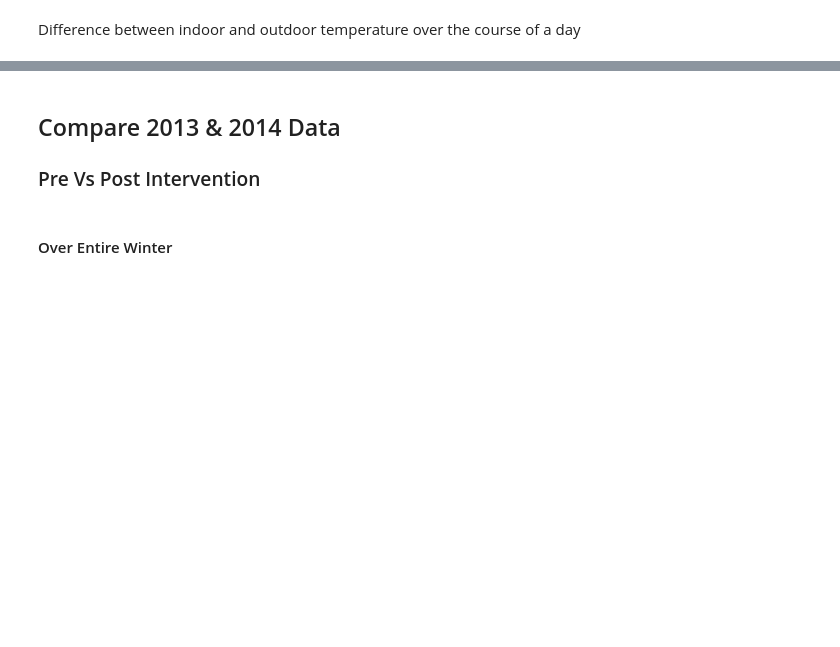
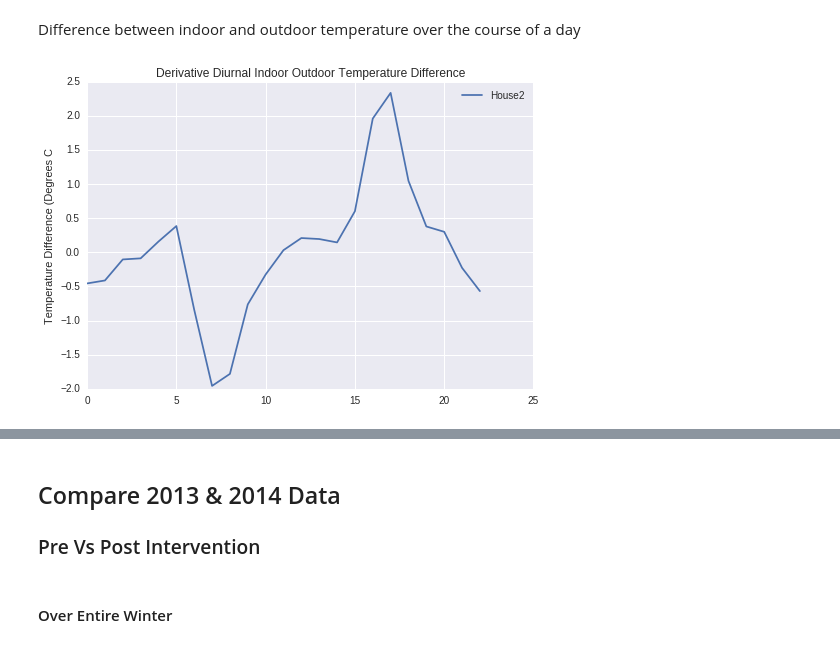
Before and after one commit to BrennaManning/DataScience2016FP, a Jupyter notebook: KwaDela_May2016Analysis.ipynb, the cells around one changed output, grey strips where cells are left out. Drawn from its saved outputs; the diff is of its cells as text; code cells hidden in the pictures; blank space fills up the shorter version.

Commit message:
fixed typo added deriv plot

```diff
--- a/KwaDela_May2016Analysis.ipynb
+++ b/KwaDela_May2016Analysis.ipynb
@@ -261,5 +261,14 @@ plt.show()
 # %% [markdown]
 Difference between indoor and outdoor temperature over the course of a day
+# %%
+hourlist23 = [0, 1, 2, 3, 4, 5, 6, 7, 8, 9, 10, 11, 12, 13, 14, 15, 16, 17, 18, 19, 20, 21, 22]
+plt.plot(hourlist23, np.diff(featurediurnaldata(df2013, 'tempdifference')))
+plt.title('Derivative Diurnal Indoor Outdoor Temperature Difference')
+plt.legend(['House2'])
+plt.ylabel('Temperature Difference (Degrees C')
+plt.show()
+# %% [output]
+[figure, added]
 # %%
 plt.plot(hourlist, featurediurnaldata(df2013, 'tempdifference'))
 plt.title('Diurnal Indoor Outdoor Temperature Difference')
```
Also changed, not shown: parts of 70 cells of this notebook.
